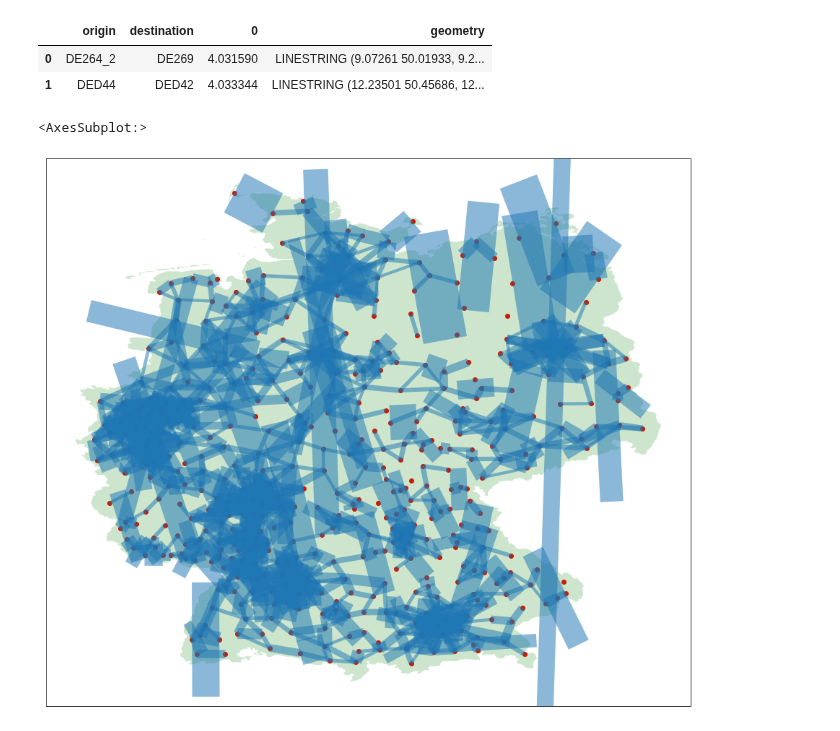
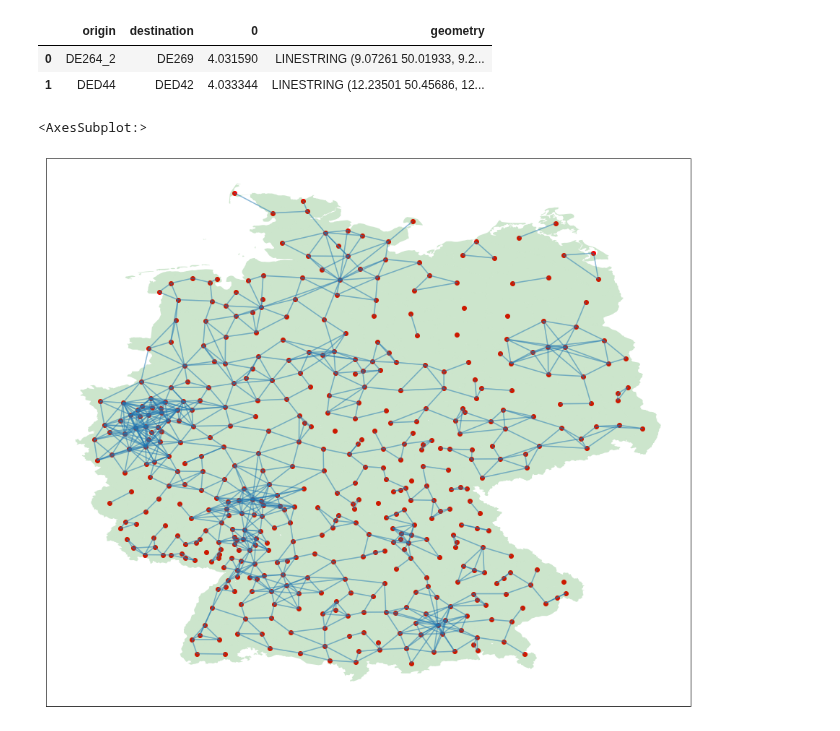
Before and after one commit to maximylius/quetzal_berlin, a Jupyter notebook: notebooks/val10_inter-cell.ipynb, the cells around one changed output. Saved outputs shown, nothing was run; the diff lists cells and outputs as text; code cells hidden in the pictures.

```diff
--- a/notebooks/val10_inter-cell.ipynb
+++ b/notebooks/val10_inter-cell.ipynb
@@ -93,6 +93,6 @@ probs.index.set_names('route_type', level=3, inplace=True)
 # %%
 # Merge rail and public road
 probs = probs.reset_index().replace(
-    {'rail_short_distance': 'rail', 'rail_long_distance': 'rail', 'coach': 'bus'}
+    {'rail_short': 'rail', 'rail_long': 'rail', 'coach': 'bus'}
 ).groupby(['origin', 'destination', 'segment', 'route_type']
          ).agg({'probability': 'sum'})
@@ -99,4 +104,4 @@ probs = probs.reset_index().replace(
 # %%
 # Merge probabilities and volumes
 od = probs.unstack('route_type').merge(vp2017.stack('segment').sum(axis=1).rename('volumes'),
-                                       how='right', right_index=True, left_index=True)
+                                       how='left', right_index=True, left_index=True)
@@ -146,7 +135,7 @@ print(len(od))
 # Load centroids to compute a distance matrix
 import geopandas as gpd
 z = stepmodel.read_json(model_path + 'de_zones')
-centr = gpd.GeoDataFrame(z.zones).centroid
+centr = gpd.GeoDataFrame(z.zones, crs=z.epsg).centroid
 # %%
 distances = pd.DataFrame(index=centr.index)
 for i, g in centr.items():
@@ -363,19 +352,20 @@ Overall R square: 1.0
 from shapely import geometry
 high_vol = od.unstack('segment').sum(axis=1).sort_values(0).tail(int(len(od.unstack('segment'))/100))
 high_vol = high_vol.reset_index()
-centr = gpd.GeoDataFrame(index=centr.index, geometry=list(centr))
+centr = gpd.GeoDataFrame(index=centr.index, geometry=list(centr), crs=z.epsg)
 high_vol = gpd.GeoDataFrame(high_vol, geometry=[geometry.LineString(
     [centr.loc[row['origin'], 'geometry'], centr.loc[row['destination'], 'geometry']])
-                                                for _, row in high_vol.iterrows()])
+                                                for _, row in high_vol.iterrows()],
+                            crs=z.epsg)
 high_vol.head(2)
 # %% [output]
 |  | origin | destination | 0 | geometry |
 | 0 | DE264_2 | DE269 | 4.031590 | LINESTRING (9.07261 50.01933, 9.2... |
 | 1 | DED44 | DED42 | 4.033344 | LINESTRING (12.23501 50.45686, 12... |
 # %%
-high_vol.plot(alpha=.3, linewidth=list(high_vol[0]),
+high_vol.plot(alpha=.3, #linewidth=list(high_vol[0]),
               ax=z.plot('zones', alpha=.2, color='green',
                         ax=centr.plot(color='red', figsize=(16,16))))
 # %% [output]
 <AxesSubplot:>
-[figure, old version]
+[figure, new version]
```
Also changed, not shown: parts of 15 cells of this notebook, 51 other files.
